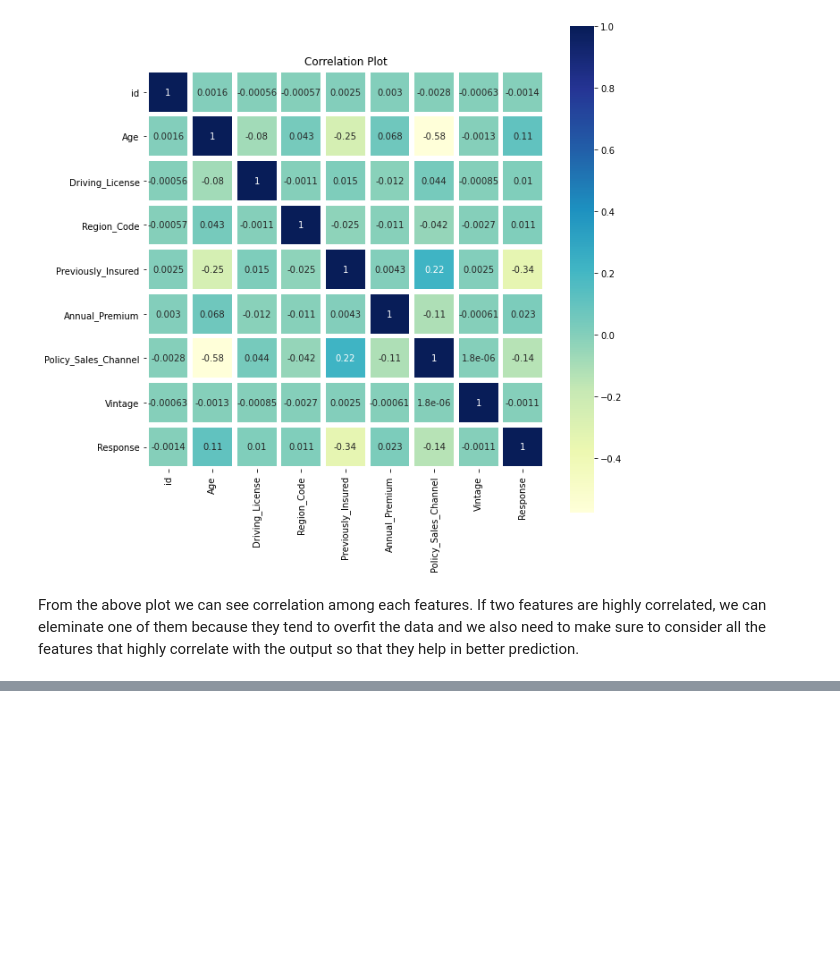
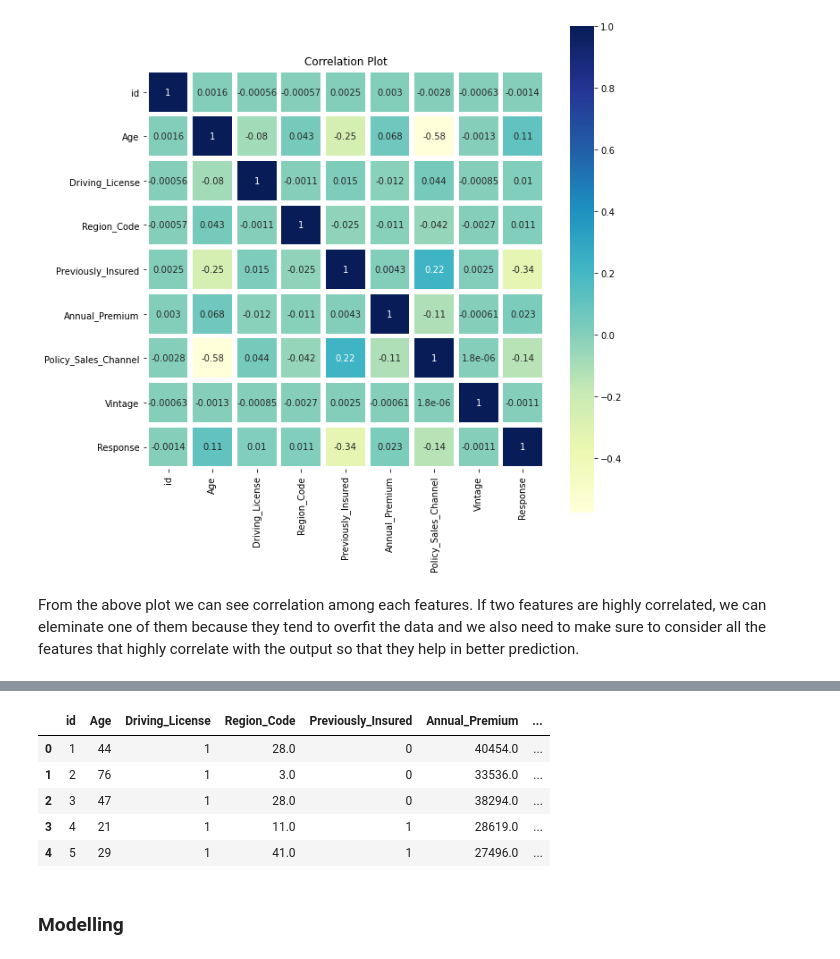
Before and after one commit to kaushik-holla/Health_Insurence_Crosssell_Prediciton, a Jupyter notebook: EDA and Prediction.ipynb, the cells around one changed output, grey strips where cells are left out. Drawn from its saved outputs; the diff is of its cells as text; code cells hidden in the pictures; blank space fills up the shorter version.

```diff
--- a/EDA and Prediction.ipynb
+++ b/EDA and Prediction.ipynb
@@ -257,0 +288,17 @@ From the above plot we can see correlation among each features. If two features
+# %%
+train.columns
+train.columns = ['id', 'Age', 'Driving_License', 'Region_Code', 'Previously_Insured',
+       'Annual_Premium', 'Policy_Sales_Channel', 'Vintage', 'Response',
+       'Gender_Male', 'Vehicle_Age__1_Year', 'Vehicle_Age_2_Years',
+       'Vehicle_Damage_Yes']
+# %%
+train.head()
+# %% [output]
+|  | id | Age | Driving_License | Region_Code | Previously_Insured | Annual_Premium | ... |
+| 0 | 1 | 44 | 1 | 28.0 | 0 | 40454.0 | ... |
+| 1 | 2 | 76 | 1 | 3.0 | 0 | 33536.0 | ... |
+| 2 | 3 | 47 | 1 | 28.0 | 0 | 38294.0 | ... |
+| 3 | 4 | 21 | 1 | 11.0 | 1 | 28619.0 | ... |
+| 4 | 5 | 29 | 1 | 41.0 | 1 | 27496.0 | ... |
+# %% [markdown]
+### Modelling
```
Also changed, not shown: parts of 7 cells of this notebook.
